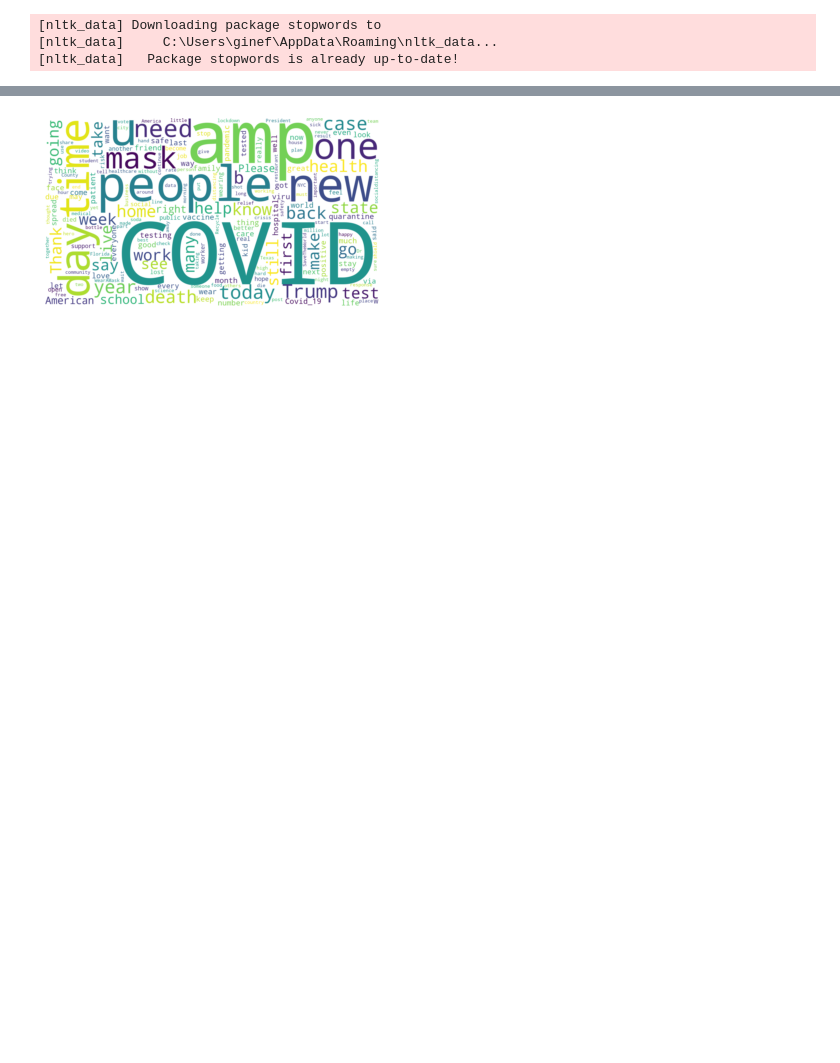
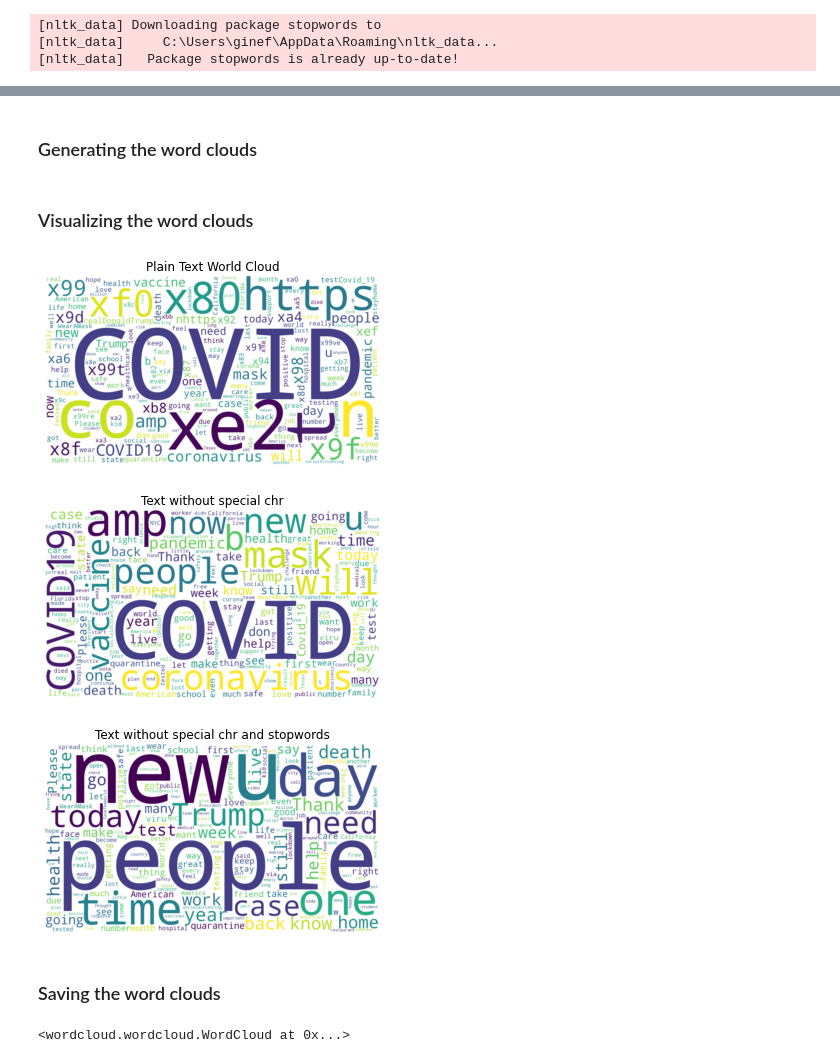
Before and after one commit to PolimiDataScientists/PMDS-Twitter-Analysis, a Jupyter notebook: src/notebooks/WordClouds.ipynb, the cells around one changed output, grey strips where cells are left out. Saved outputs shown, nothing was run; the diff lists cells and outputs as text; code cells hidden in the pictures; blank space fills up the shorter version.

```diff
--- a/src/notebooks/WordClouds.ipynb
+++ b/src/notebooks/WordClouds.ipynb
@@ -76,15 +96,41 @@ tweets.head()
-# %%
-AllWords = ''.join([tweet for tweet in tweets['Text']])
-wordCloud = WordCloud(width=1920,
-                    height = 1080,
-                    random_state=21,
-                    background_color='white',
-                    collocations=False).generate(AllWords)
-
-wordCloud.to_file('wordCloud.png')
-
-plt.imshow(wordCloud, interpolation= 'bilinear')
-plt.axis('off')
-plt.show()
-# %% [output]
-[figure, removed]
+# %% [markdown]
+### Generating the word clouds
+# %%
+def GetWordCloud(df):
+    AllWords = ''.join([word for word in df])
+    return WordCloud(width=1920,
+                        height = 1080,
+                        random_state=21,
+                        background_color='white',
+                        collocations=False).generate(AllWords)
+
+VanillaWC = GetWordCloud(tweets['Text'])
+ParsedWC = GetWordCloud(tweets['ParsedText'])
+CleanedWC = GetWordCloud(tweets['CleanedText'])
+# %% [markdown]
+### Visualizing the word clouds
+# %%
+plt.imshow(VanillaWC, interpolation= 'bilinear')
+plt.title('Plain Text World Cloud')
+plt.axis('off')
+plt.show()
+
+plt.imshow(ParsedWC, interpolation= 'bilinear')
+plt.title('Text without special chr')
+plt.axis('off')
+plt.show()
+
+plt.imshow(CleanedWC, interpolation= 'bilinear')
+plt.title('Text without special chr and stopwords')
+plt.axis('off')
+plt.show()
+# %% [output]
+[figure, added]
+[figure, added]
+[figure, added]
+# %% [markdown]
+### Saving the word clouds
+# %%
+CleanedWC.to_file('wordCloud'+ start_date + '_' + end_date +'.png')
+# %% [output]
+<wordcloud.wordcloud.WordCloud at 0x...>
```
Also changed, not shown: parts of 8 cells of this notebook.
